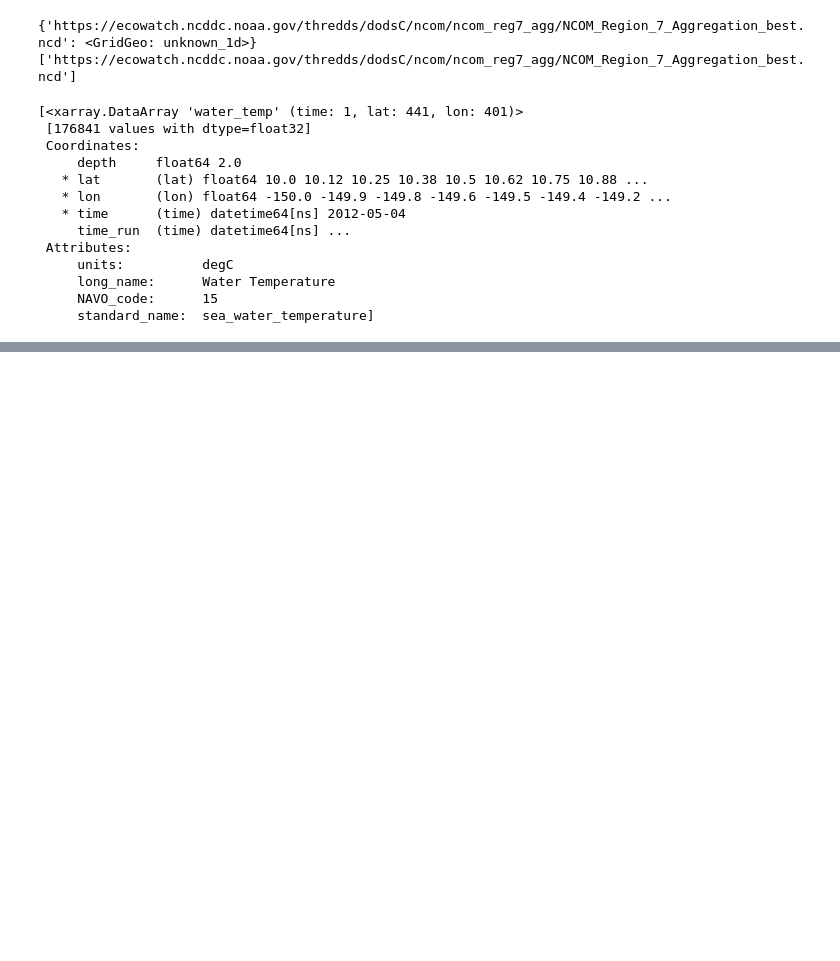
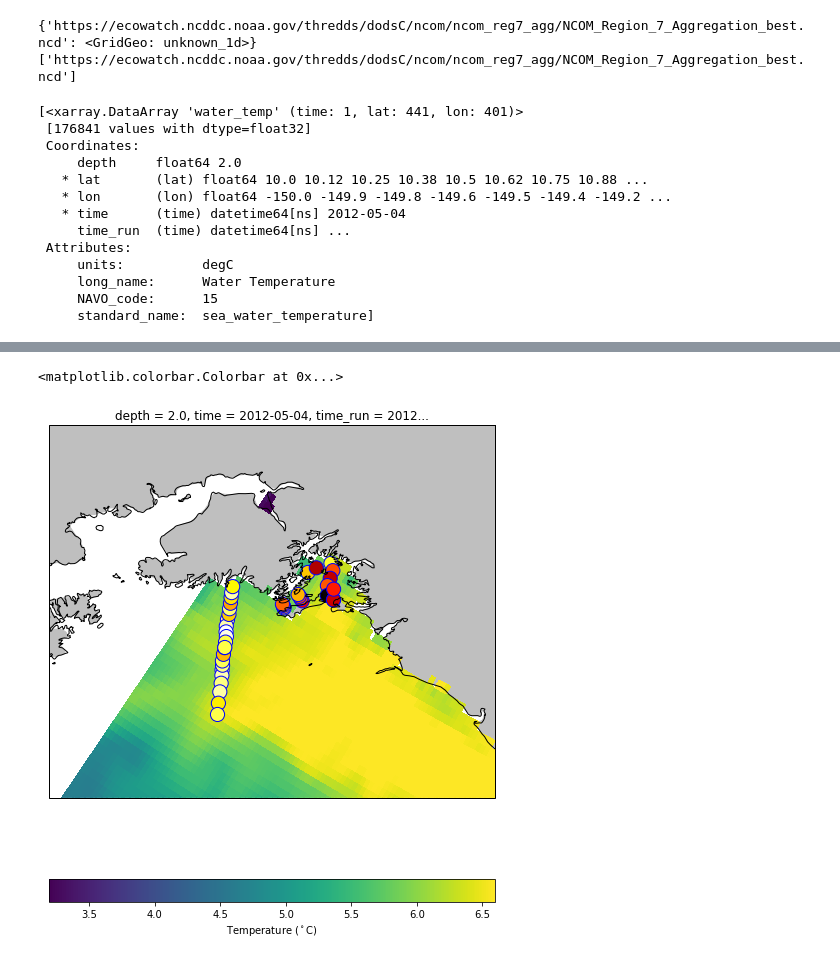
Before and after one commit to eldobbins/ohw_lter_vis, a Jupyter notebook: notebooks/Demo_ohw_lter_vis.ipynb, the cells around one changed output, grey strips where cells are left out. Cells and saved outputs as stored; diff of their text form; code cells hidden in the pictures; blank space fills up the shorter version.

```diff
--- a/notebooks/Demo_ohw_lter_vis.ipynb
+++ b/notebooks/Demo_ohw_lter_vis.ipynb
@@ -158,0 +176,28 @@ ax.set_extent((ds.min_lon, ds.max_lon, ds.min_lat, ds.max_lat))
+# %%
+fig, ax = make_map(projection=ccrs.LambertConformal(), figsize=(10, 10))
+
+ax.set_global()
+ax.coastlines(resolution='10m', color='k')
+ax.add_feature(cfeature.LAND.with_scale('50m'), facecolor='0.75')
+
+CTD_df = CTD_df[CTD_df['pressure']==0]
+
+tfig = tempy[0].plot(x='lon', y='lat',
+    ax=ax,
+    transform=ccrs.PlateCarree(),
+    vmin=np.nanmin(CTD_df['temperature']),
+    vmax=np.nanmax(CTD_df['temperature'])
+)
+
+tdiff = CTD_df['temperature'].values - mtemp
+ax.scatter(CTD_df['longitude'], CTD_df['latitude'], transform=ccrs.Geodetic(), s=200, c=tdiff,
+          edgecolors='blue', cmap='hot', vmin=np.nanmin(tdiff), vmax=np.nanmax(tdiff));
+ax.set_extent((ds.min_lon, ds.max_lon, ds.min_lat, ds.max_lat))
+
+# move the colorbar to the bottom
+foo = fig.get_children()
+foo[2].set_visible(False)
+plt.colorbar(temps, orientation='horizontal', label='Temperature ($^\circ$C)')
+# %% [output]
+<matplotlib.colorbar.Colorbar at 0x...>
+[figure, added]
```
Also changed, not shown: parts of 5 cells of this notebook.
